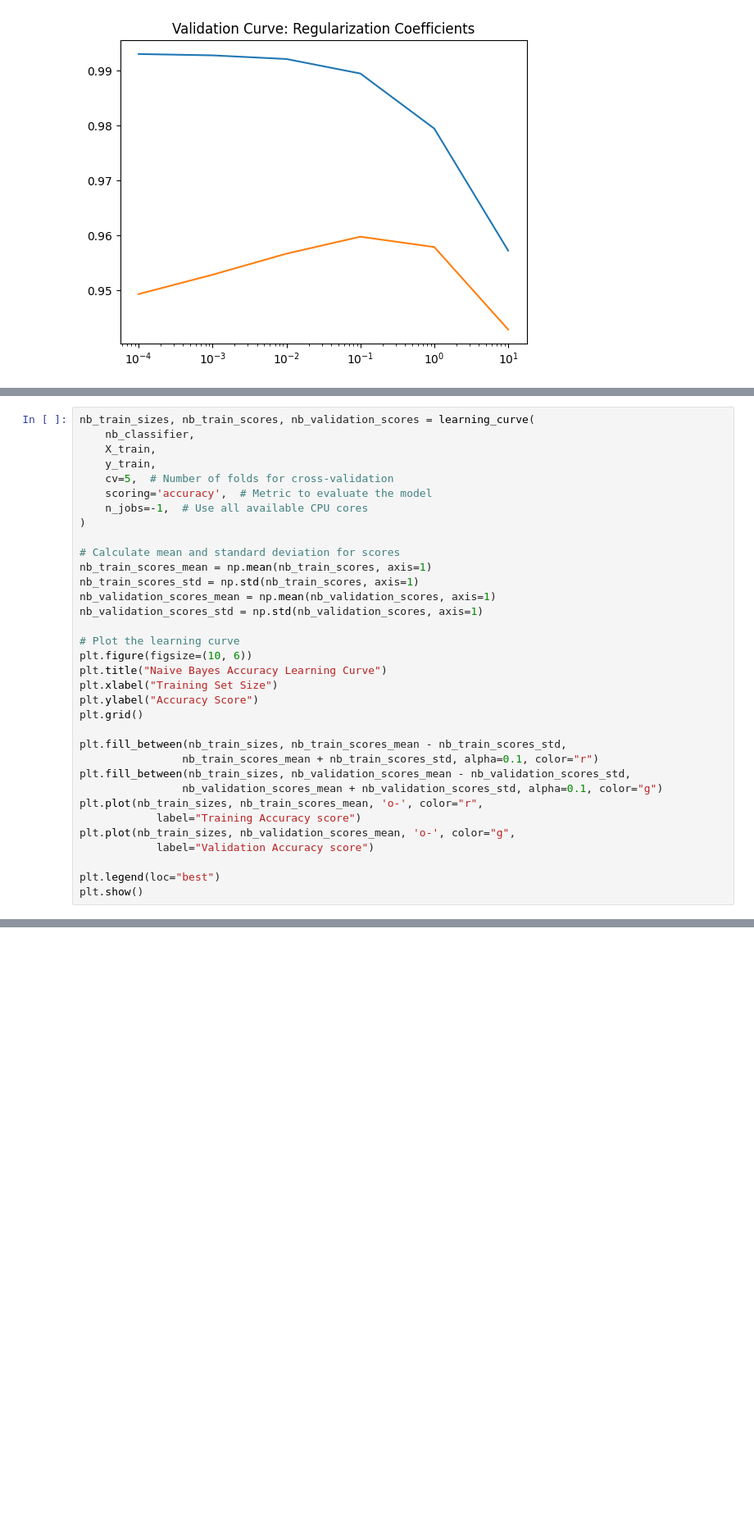
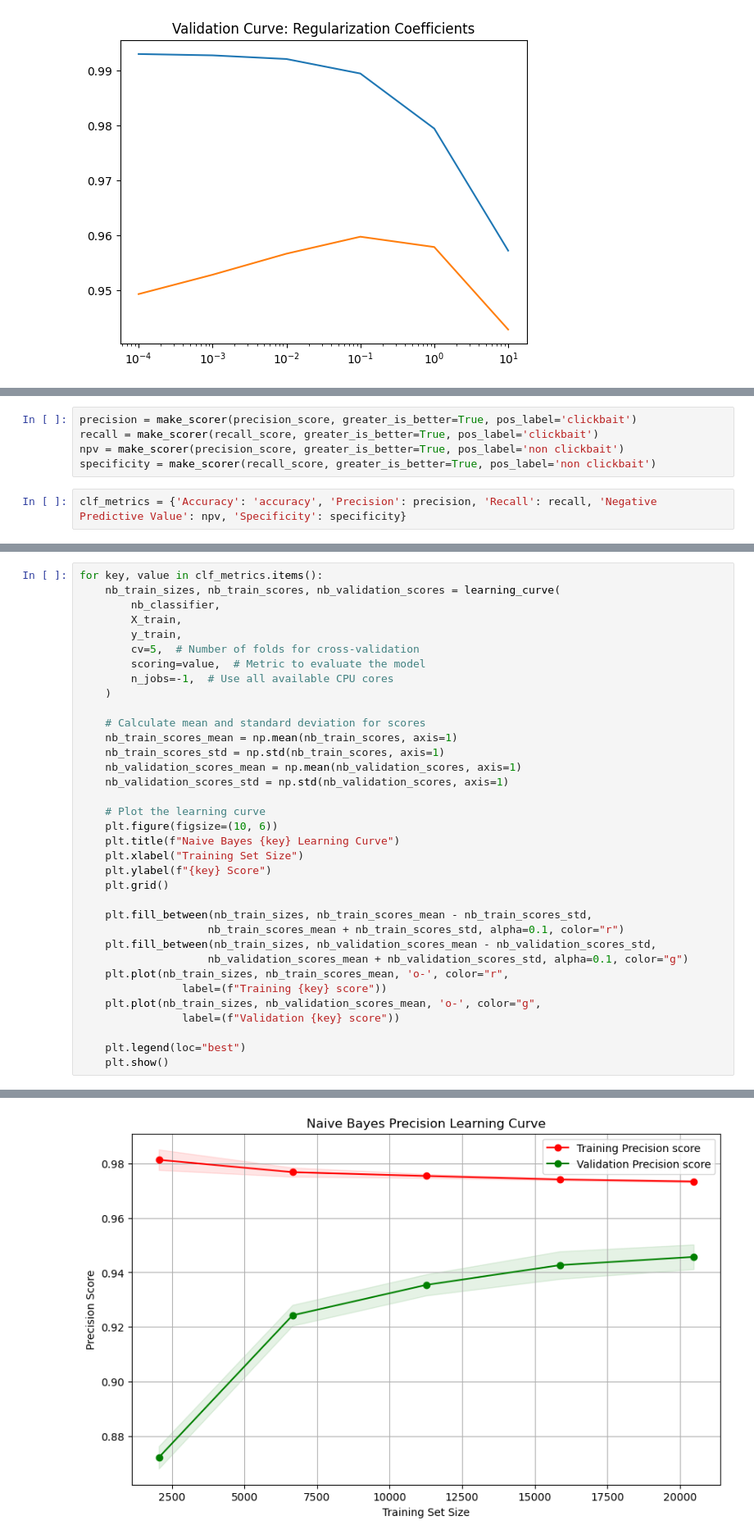
Before and after one commit to J-M-Bell/ClickbaitClassifierModel, a Jupyter notebook: NBTest.ipynb, the cells around one changed output, grey strips where cells are left out. Shown at 82% size. Cells and saved outputs as stored; diff of their text form; blank space fills up the shorter version.

```diff
--- a/NBTest.ipynb
+++ b/NBTest.ipynb
@@ -187 +113,8 @@ Fitting 5 folds for each of 5 candidates, totalling 25 fits
+# %%
+precision = make_scorer(precision_score, greater_is_better=True, pos_label='clickbait')
+recall = make_scorer(recall_score, greater_is_better=True, pos_label='clickbait')
+npv = make_scorer(precision_score, greater_is_better=True, pos_label='non clickbait')
+specificity = make_scorer(recall_score, greater_is_better=True, pos_label='non clickbait')
+# %%
+clf_metrics = {'Accuracy': 'accuracy', 'Precision': precision, 'Recall': recall, 'Negative Predictive Value': npv, 'Specificity': specificity}
 # %% [markdown]
@@ -189,36 +122,38 @@ Fitting 5 folds for each of 5 candidates, totalling 25 fits
 # %%
-nb_train_sizes, nb_train_scores, nb_validation_scores = learning_curve(
-    nb_classifier,
-    X_train,
-    y_train,
-    cv=5,  # Number of folds for cross-validation
-    scoring='accuracy',  # Metric to evaluate the model
-    n_jobs=-1,  # Use all available CPU cores
-)
+for key, value in clf_metrics.items():
+    nb_train_sizes, nb_train_scores, nb_validation_scores = learning_curve(
+        nb_classifier,
+        X_train,
+        y_train,
+        cv=5,  # Number of folds for cross-validation
+        scoring=value,  # Metric to evaluate the model
+        n_jobs=-1,  # Use all available CPU cores
+    )
 
-# Calculate mean and standard deviation for scores
-nb_train_scores_mean = np.mean(nb_train_scores, axis=1)
-nb_train_scores_std = np.std(nb_train_scores, axis=1)
-nb_validation_scores_mean = np.mean(nb_validation_scores, axis=1)
-nb_validation_scores_std = np.std(nb_validation_scores, axis=1)
+    # Calculate mean and standard deviation for scores
+    nb_train_scores_mean = np.mean(nb_train_scores, axis=1)
+    nb_train_scores_std = np.std(nb_train_scores, axis=1)
+    nb_validation_scores_mean = np.mean(nb_validation_scores, axis=1)
+    nb_validation_scores_std = np.std(nb_validation_scores, axis=1)
 
-# Plot the learning curve
-plt.figure(figsize=(10, 6))
-plt.title("Naive Bayes Accuracy Learning Curve")
-plt.xlabel("Training Set Size")
-plt.ylabel("Accuracy Score")
-plt.grid()
+    # Plot the learning curve
+    plt.figure(figsize=(10, 6))
+    plt.title(f"Naive Bayes {key} Learning Curve")
+    plt.xlabel("Training Set Size")
+    plt.ylabel(f"{key} Score")
+    plt.grid()
 
-plt.fill_between(nb_train_sizes, nb_train_scores_mean - nb_train_scores_std,
-                nb_train_scores_mean + nb_train_scores_std, alpha=0.1, color="r")
-plt.fill_between(nb_train_sizes, nb_validation_scores_mean - nb_validation_scores_std,
-                nb_validation_scores_mean + nb_validation_scores_std, alpha=0.1, color="g")
-plt.plot(nb_train_sizes, nb_train_scores_mean, 'o-', color="r",
-            label="Training Accuracy score")
-plt.plot(nb_train_sizes, nb_validation_scores_mean, 'o-', color="g",
-            label="Validation Accuracy score")
+    plt.fill_between(nb_train_sizes, nb_train_scores_mean - nb_train_scores_std,
+                    nb_train_scores_mean + nb_train_scores_std, alpha=0.1, color="r")
+    plt.fill_between(nb_train_sizes, nb_validation_scores_mean - nb_validation_scores_std,
+                    nb_validation_scores_mean + nb_validation_scores_std, alpha=0.1, color="g")
+    plt.plot(nb_train_sizes, nb_train_scores_mean, 'o-', color="r",
+                label=(f"Training {key} score"))
+    plt.plot(nb_train_sizes, nb_validation_scores_mean, 'o-', color="g",
+                label=(f"Validation {key} score"))
 
-plt.legend(loc="best")
-plt.show()
+    plt.legend(loc="best")
+    plt.show()
 # %% [output]
 [figure]
+[figure, added]
```
Also changed, not shown: parts of 36 cells of this notebook.
